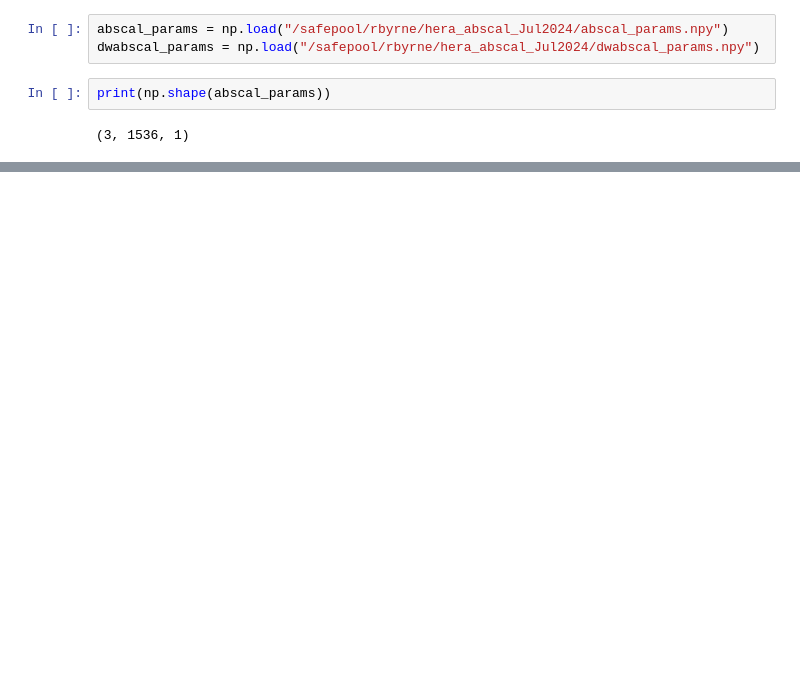
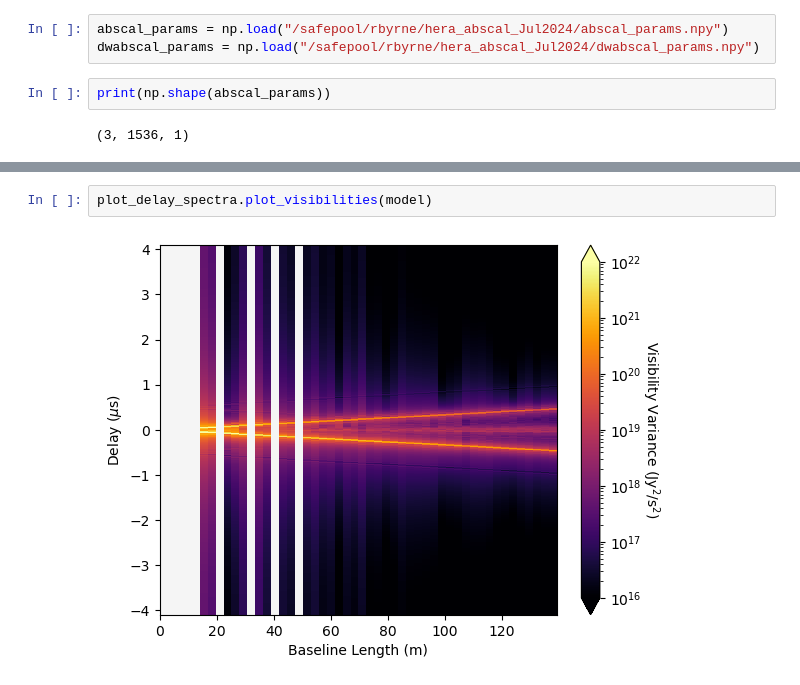
Before and after one commit to rlbyrne/rlb_hera, a Jupyter notebook: visualize_dwabscal_solutions_Jul2024.ipynb, the cells around one changed output, grey strips where cells are left out. Cells and saved outputs as stored; diff of their text form; blank space fills up the shorter version.

```diff
--- a/visualize_dwabscal_solutions_Jul2024.ipynb
+++ b/visualize_dwabscal_solutions_Jul2024.ipynb
@@ -30,0 +49,4 @@ plt.show()
+# %%
+plot_delay_spectra.plot_visibilities(model)
+# %% [output]
+[figure, added]
```
Also changed, not shown: parts of 6 cells of this notebook, 3 other files.
